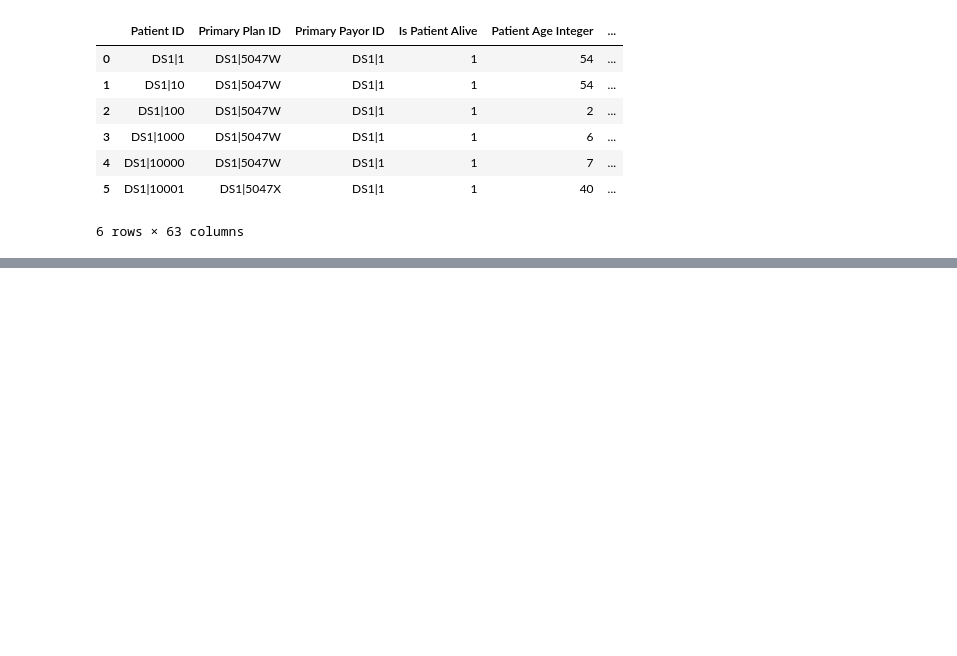
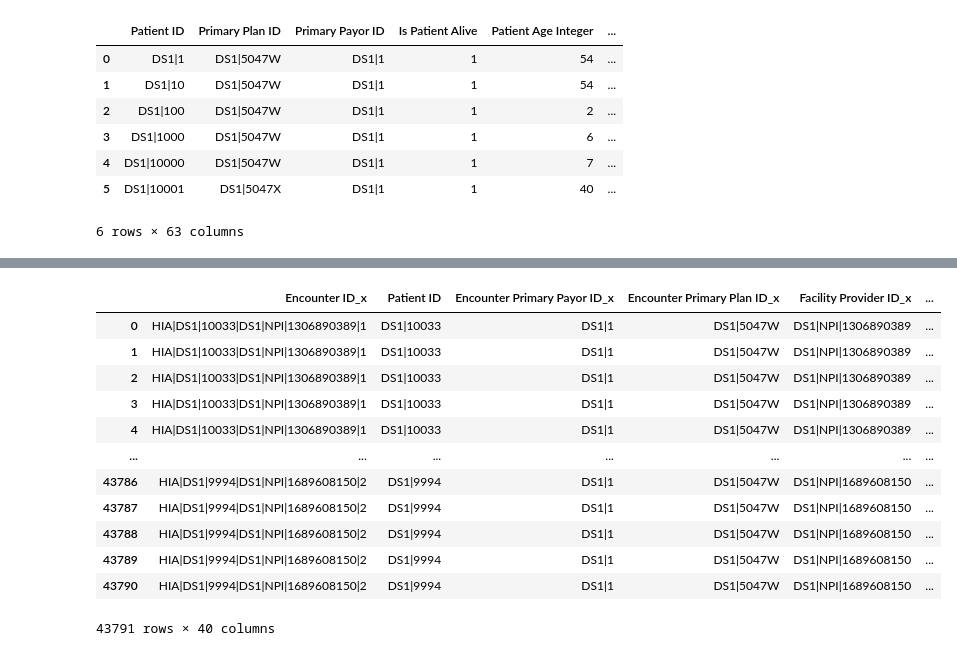
Before and after one commit to jrioross/ursa_health_hospital_readmissions, a Jupyter notebook: data/patient_care.ipynb, the cells around one changed output, grey strips where cells are left out. Saved outputs shown, nothing was run; the diff lists cells and outputs as text; code cells hidden in the pictures; blank space fills up the shorter version.

```diff
--- a/data/patient_care.ipynb
+++ b/data/patient_care.ipynb
@@ -46,0 +41,3 @@ Ans: 11.8%
+# %%
+admissions['Encounter Start Date'] = pd.to_datetime(admissions['Encounter Start Date'], format='%Y-%m-%d')
+admissions['Encounter End Date'] = pd.to_datetime(admissions['Encounter End Date'], format='%Y-%m-%d')
@@ -46,0 +55,2 @@ Ans: 11.8%
+# %%
+pcp['Encounter Date'] = pd.to_datetime(pcp['Encounter Date'], format='%Y-%m-%d')
@@ -96,0 +121,17 @@ Ans:
+# %%
+pcp_visit = pd.merge(admissions, pcp, how='inner', on='Patient ID')
+pcp_visit
+# %% [output]
+|  | Encounter ID_x | Patient ID | Encounter Primary Payor ID_x | Encounter Primary Plan ID_x | Facility Provider ID_x | ... |
+| 0 | HIA|DS1|10033|DS1|NPI|1306890389|1 | DS1|10033 | DS1|1 | DS1|5047W | DS1|NPI|1306890389 | ... |
+| 1 | HIA|DS1|10033|DS1|NPI|1306890389|1 | DS1|10033 | DS1|1 | DS1|5047W | DS1|NPI|1306890389 | ... |
+| 2 | HIA|DS1|10033|DS1|NPI|1306890389|1 | DS1|10033 | DS1|1 | DS1|5047W | DS1|NPI|1306890389 | ... |
+| 3 | HIA|DS1|10033|DS1|NPI|1306890389|1 | DS1|10033 | DS1|1 | DS1|5047W | DS1|NPI|1306890389 | ... |
+| 4 | HIA|DS1|10033|DS1|NPI|1306890389|1 | DS1|10033 | DS1|1 | DS1|5047W | DS1|NPI|1306890389 | ... |
+| ... | ... | ... | ... | ... | ... | ... |
+| 43786 | HIA|DS1|9994|DS1|NPI|1689608150|2 | DS1|9994 | DS1|1 | DS1|5047W | DS1|NPI|1689608150 | ... |
+| 43787 | HIA|DS1|9994|DS1|NPI|1689608150|2 | DS1|9994 | DS1|1 | DS1|5047W | DS1|NPI|1689608150 | ... |
+| 43788 | HIA|DS1|9994|DS1|NPI|1689608150|2 | DS1|9994 | DS1|1 | DS1|5047W | DS1|NPI|1689608150 | ... |
+| 43789 | HIA|DS1|9994|DS1|NPI|1689608150|2 | DS1|9994 | DS1|1 | DS1|5047W | DS1|NPI|1689608150 | ... |
+| 43790 | HIA|DS1|9994|DS1|NPI|1689608150|2 | DS1|9994 | DS1|1 | DS1|5047W | DS1|NPI|1689608150 | ... |
+43791 rows × 40 columns
```
Also changed, not shown: parts of 21 cells of this notebook.
